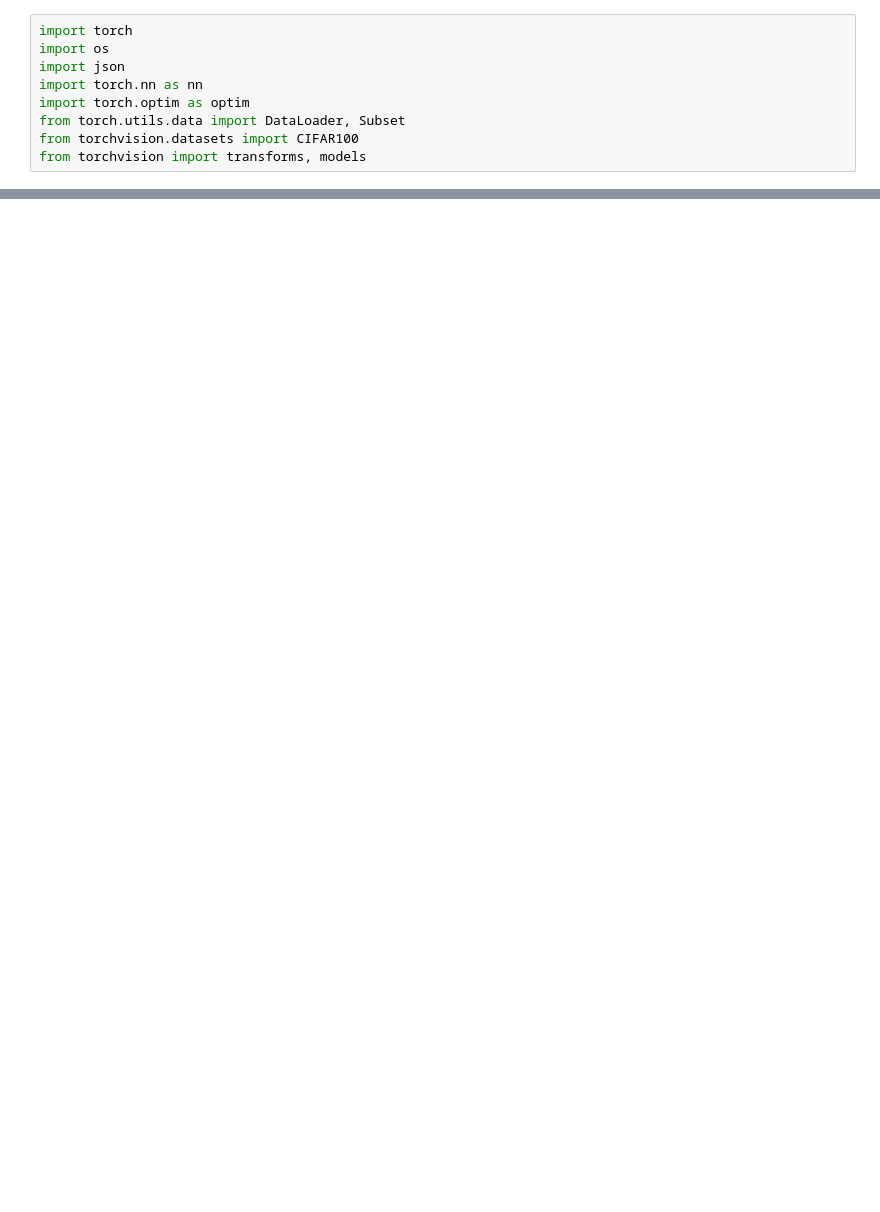
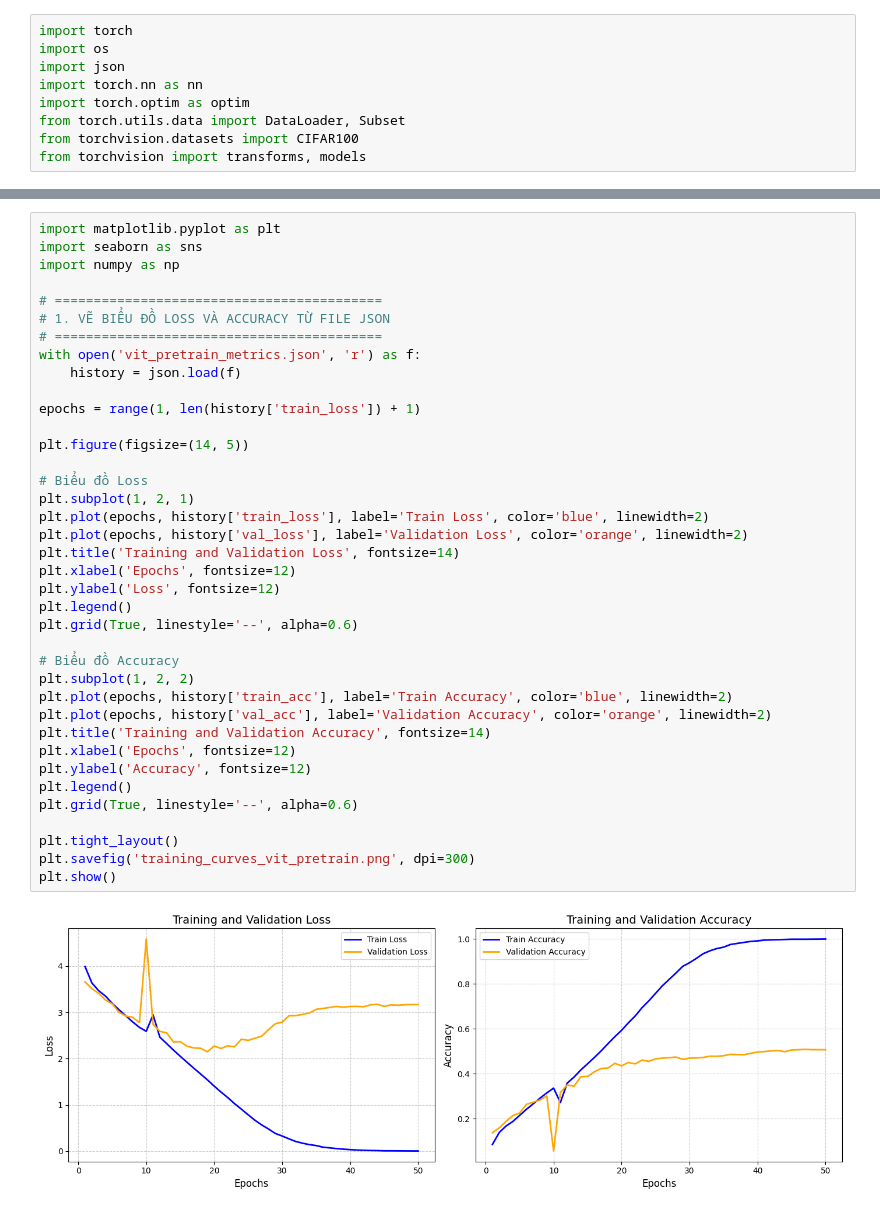
Before and after one commit to tripmbk/DL4CV, a Jupyter notebook: A1/Experiments/ViT/ViT_Pretrain.ipynb, the cells around one changed output, grey strips where cells are left out. Drawn from its saved outputs; the diff is of its cells as text; blank space fills up the shorter version.

```diff
--- a/A1/Experiments/ViT/ViT_Pretrain.ipynb
+++ b/A1/Experiments/ViT/ViT_Pretrain.ipynb
@@ -50,0 +279,40 @@ test_loader = DataLoader(test_dataset_vit, batch_size=BATCH_SIZE, shuffle=False,
+# %%
+import matplotlib.pyplot as plt
+import seaborn as sns
+import numpy as np
+
+# ==========================================
+# 1. VẼ BIỂU ĐỒ LOSS VÀ ACCURACY TỪ FILE JSON
+# ==========================================
+with open('vit_pretrain_metrics.json', 'r') as f:
+    history = json.load(f)
+
+epochs = range(1, len(history['train_loss']) + 1)
+
+plt.figure(figsize=(14, 5))
+
+# Biểu đồ Loss
+plt.subplot(1, 2, 1)
+plt.plot(epochs, history['train_loss'], label='Train Loss', color='blue', linewidth=2)
+plt.plot(epochs, history['val_loss'], label='Validation Loss', color='orange', linewidth=2)
+plt.title('Training and Validation Loss', fontsize=14)
+plt.xlabel('Epochs', fontsize=12)
+plt.ylabel('Loss', fontsize=12)
+plt.legend()
+plt.grid(True, linestyle='--', alpha=0.6)
+
+# Biểu đồ Accuracy
+plt.subplot(1, 2, 2)
+plt.plot(epochs, history['train_acc'], label='Train Accuracy', color='blue', linewidth=2)
+plt.plot(epochs, history['val_acc'], label='Validation Accuracy', color='orange', linewidth=2)
+plt.title('Training and Validation Accuracy', fontsize=14)
+plt.xlabel('Epochs', fontsize=12)
+plt.ylabel('Accuracy', fontsize=12)
+plt.legend()
+plt.grid(True, linestyle='--', alpha=0.6)
+
+plt.tight_layout()
+plt.savefig('training_curves_vit_pretrain.png', dpi=300)
+plt.show()
+# %% [output]
+[figure, added]
```
Also changed, not shown: parts of 6 cells of this notebook, 3 other files.
